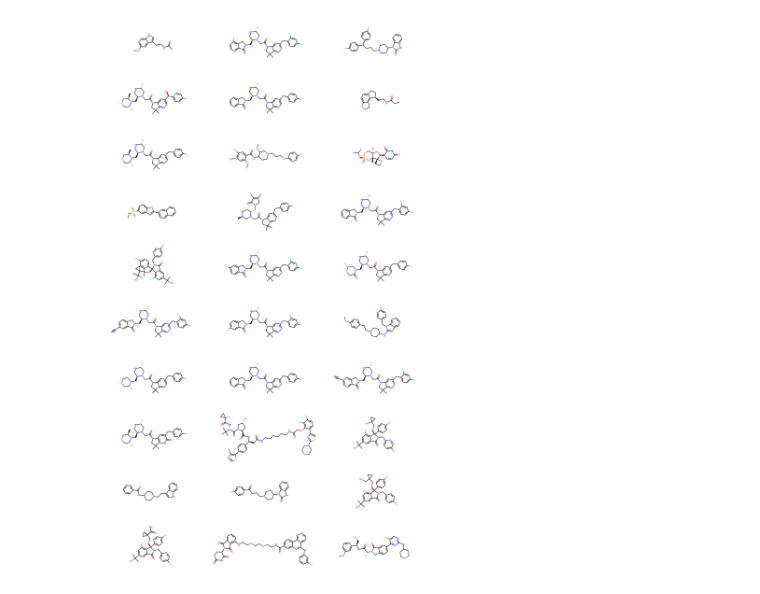
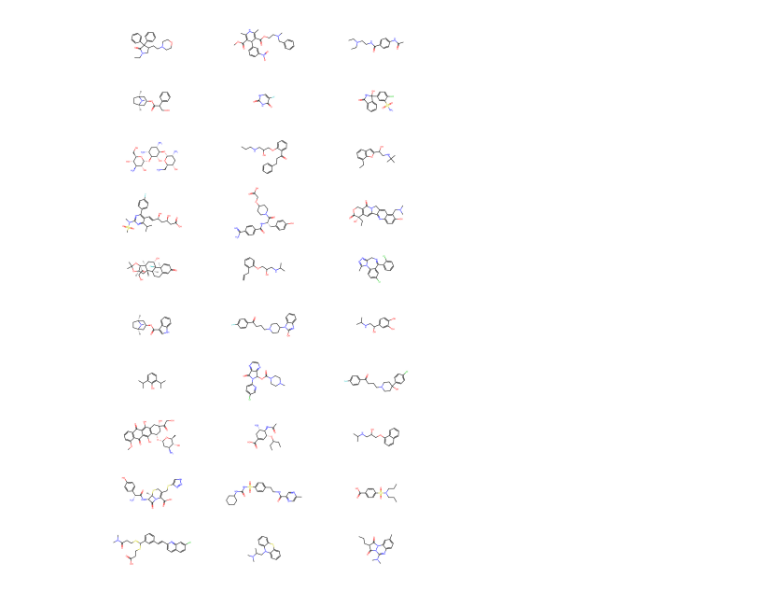
Before and after one commit to hruska-lab/metabolism-hyperparameter-optimization, a Jupyter notebook: mols-visualization.ipynb, the cells around one changed output. Drawn from its saved outputs; the diff is of its cells as text; code cells hidden in the pictures.

```diff
--- a/mols-visualization.ipynb
+++ b/mols-visualization.ipynb
@@ -75,0 +25,10 @@ plt.show()
+# %%
+obach = ADME(name='Half_Life_Obach')
+obach_split = obach.get_split()
+tdc_datasets["obach"] = obach_split
+microsome = ADME(name='Clearance_Microsome_AZ')
+microsome_split = microsome.get_split()
+tdc_datasets["microsome"] = microsome_split
+hepatocyte = ADME(name='Clearance_Hepatocyte_AZ')
+hepatocyte_split = hepatocyte.get_split()
+tdc_datasets["hepatocyte"] = hepatocyte_split
@@ -76,7 +45,5 @@ plt.show()
 # %%
-for isozyme in isozymes:
-    isz_csv_data_formatting(rel_paths[f"{isozyme}_source"], isozyme, sep=rel_paths[f"{isozyme}_sep"])
-    df = pd.read_csv(rel_paths[isozyme])
-    smiles[isozyme] = df["smiles"]
-    print(f"{isozyme, list(smiles[isozyme][:10])}\n")
+for benchmark in tdc_benchmarks:
+    smiles[benchmark] = tdc_datasets[benchmark]["train"]["Drug"]
+    print(benchmark, f"{list(smiles[benchmark][:10])}\n")
 # %% [output]
@@ -91,10 +54,0 @@ HLC.csv already exists in dir
-# %%
-shortest_smiles_idx_isz = ()
-shortest_len = 0
-for isozyme in isozymes:
-    df = pd.read_csv(rel_paths[isozyme])
-    for smi, idx in zip(df["smiles"], df["mol_idx"]):
-        if len(smi) < shortest_len or not shortest_smiles_idx_isz:
-            shortest_smiles_idx_isz = (smi, idx, isozyme)
-            shortest_len = len(smi)
-print(shortest_smiles_idx_isz)
@@ -103,5 +54,0 @@ print(shortest_smiles_idx_isz)
-# %%
-mol = Chem.MolFromSmiles('Cc1ccccc1OCC(O)CO')
-mol = Chem.AddHs(mol)
-Chem.AllChem.EmbedMolecule(mol)
-Chem.MolToPDBFile(mol, "project_resources/docking_resources/ligand_small.pdb")
@@ -123,10 +55,10 @@ Chem.MolFromSmiles("C1=CC=C2C=C(C=CC2=C1)SC3=CC4=C(C=C3)N=C(N=C4N)N")
 # %%
-# first 30 molecules from RLM
-_3A4_mols = []
-for smi in smiles["3A4"][:30]:
+# first 30 molecules from obach
+obach_mols = []
+for smi in smiles["obach"][:30]:
     mol = Chem.MolFromSmiles(smi)
-    _3A4_mols.append(mol)
-Draw.MolsToGridImage(_3A4_mols, subImgSize=(500, 250))
+    obach_mols.append(mol)
+Draw.MolsToGridImage(obach_mols, subImgSize=(500, 250))
 # %% [output]
-[figure, old version]
+[figure, new version]
 # %%
```
Also changed, not shown: parts of 19 cells of this notebook, 23 other files.
